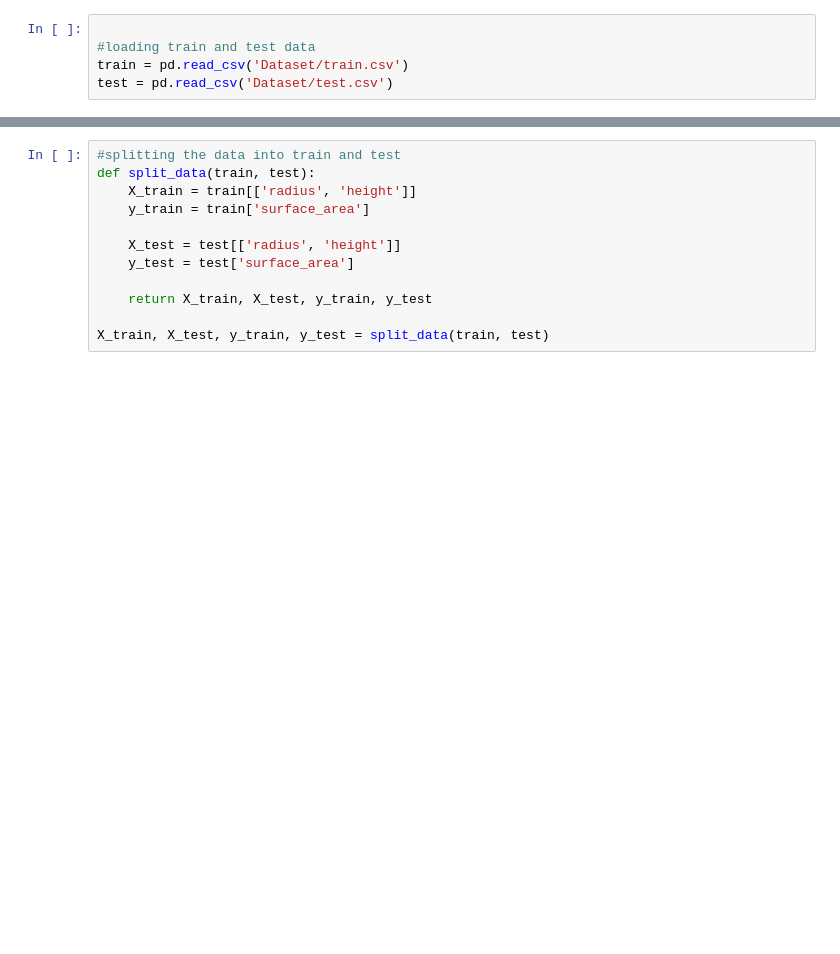
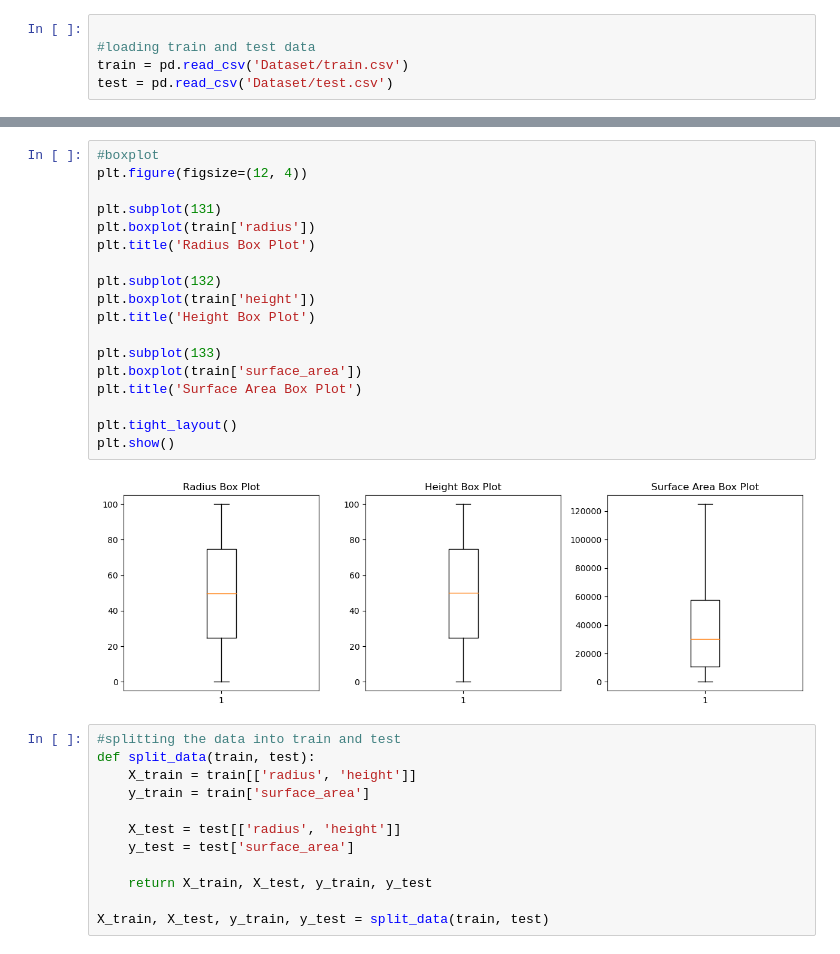
Before and after one commit to Haseeb1919/area-of-cylinder, a Jupyter notebook: KNN_Model.ipynb, the cells around one changed output, grey strips where cells are left out. Cells and saved outputs as stored; diff of their text form; blank space fills up the shorter version.

```diff
--- a/KNN_Model.ipynb
+++ b/KNN_Model.ipynb
@@ -30,3 +49,23 @@ test = pd.read_csv('Dataset/test.csv')
+# %%
+#boxplot
+plt.figure(figsize=(12, 4))
+
+plt.subplot(131)
+plt.boxplot(train['radius'])
+plt.title('Radius Box Plot')
+
+plt.subplot(132)
+plt.boxplot(train['height'])
+plt.title('Height Box Plot')
+
+plt.subplot(133)
+plt.boxplot(train['surface_area'])
+plt.title('Surface Area Box Plot')
+
+plt.tight_layout()
+plt.show()
+# %% [output]
+[figure, added]
 # %%
 #splitting the data into train and test
 def split_data(train, test):
```
Also changed, not shown: parts of 5 cells of this notebook.
